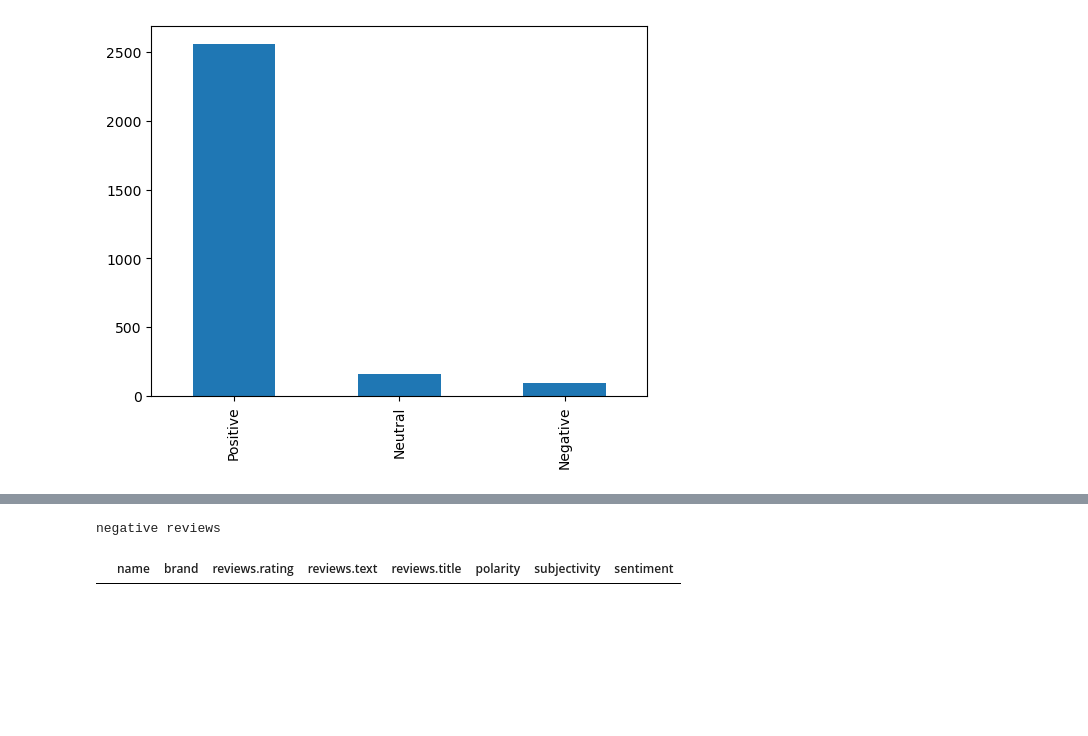
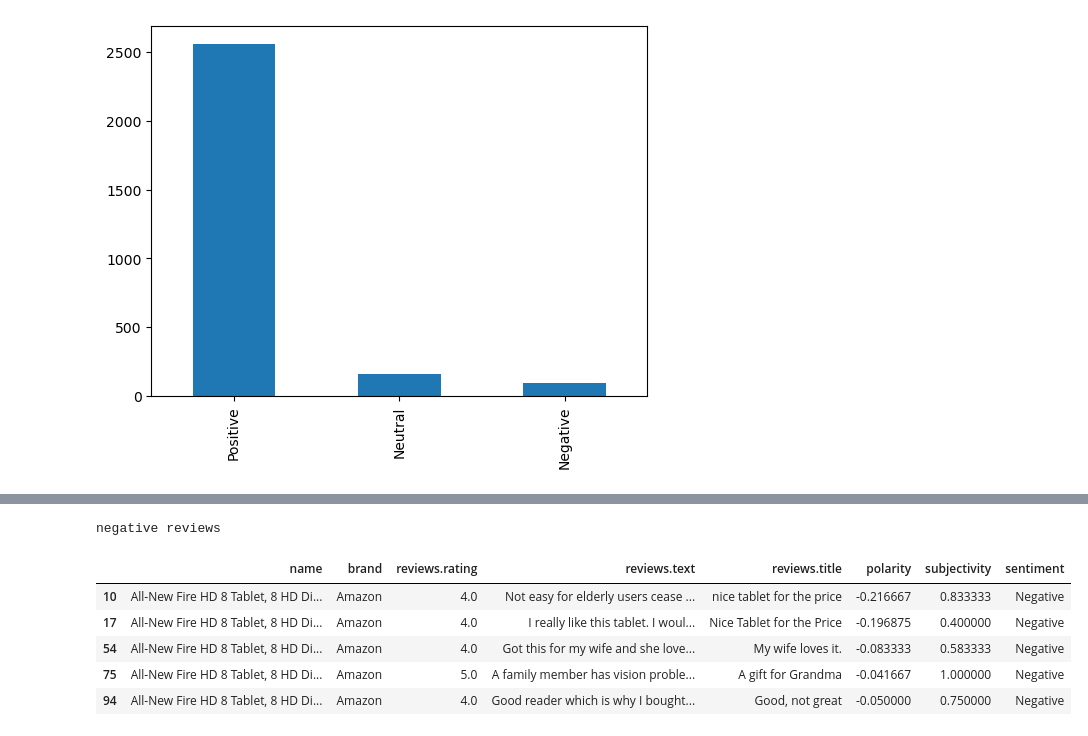
Before and after one commit to GDSC-IAU/Selection-Python, a Jupyter notebook: Project/SentimentAnalyzer.ipynb, the cells around one changed output, grey strips where cells are left out. Saved outputs shown, nothing was run; the diff lists cells and outputs as text; code cells hidden in the pictures; blank space fills up the shorter version.

```diff
--- a/Project/SentimentAnalyzer.ipynb
+++ b/Project/SentimentAnalyzer.ipynb
@@ -109,6 +114,11 @@ Positive reviews
 # %%
 print("negative reviews")
-product[product["sentiment"] == "negative"].head()
+product[product["sentiment"] =='Negative'].head()
 # %% [output]
 negative reviews
 |  | name | brand | reviews.rating | reviews.text | reviews.title | polarity | subjectivity | sentiment |
+| 10 | All-New Fire HD 8 Tablet, 8 HD Di... | Amazon | 4.0 | Not easy for elderly users cease ... | nice tablet for the price | -0.216667 | 0.833333 | Negative |
+| 17 | All-New Fire HD 8 Tablet, 8 HD Di... | Amazon | 4.0 | I really like this tablet. I woul... | Nice Tablet for the Price | -0.196875 | 0.400000 | Negative |
+| 54 | All-New Fire HD 8 Tablet, 8 HD Di... | Amazon | 4.0 | Got this for my wife and she love... | My wife loves it. | -0.083333 | 0.583333 | Negative |
+| 75 | All-New Fire HD 8 Tablet, 8 HD Di... | Amazon | 5.0 | A family member has vision proble... | A gift for Grandma | -0.041667 | 1.000000 | Negative |
+| 94 | All-New Fire HD 8 Tablet, 8 HD Di... | Amazon | 4.0 | Good reader which is why I bought... | Good, not great | -0.050000 | 0.750000 | Negative |
```
Also changed, not shown: parts of 7 cells of this notebook.
